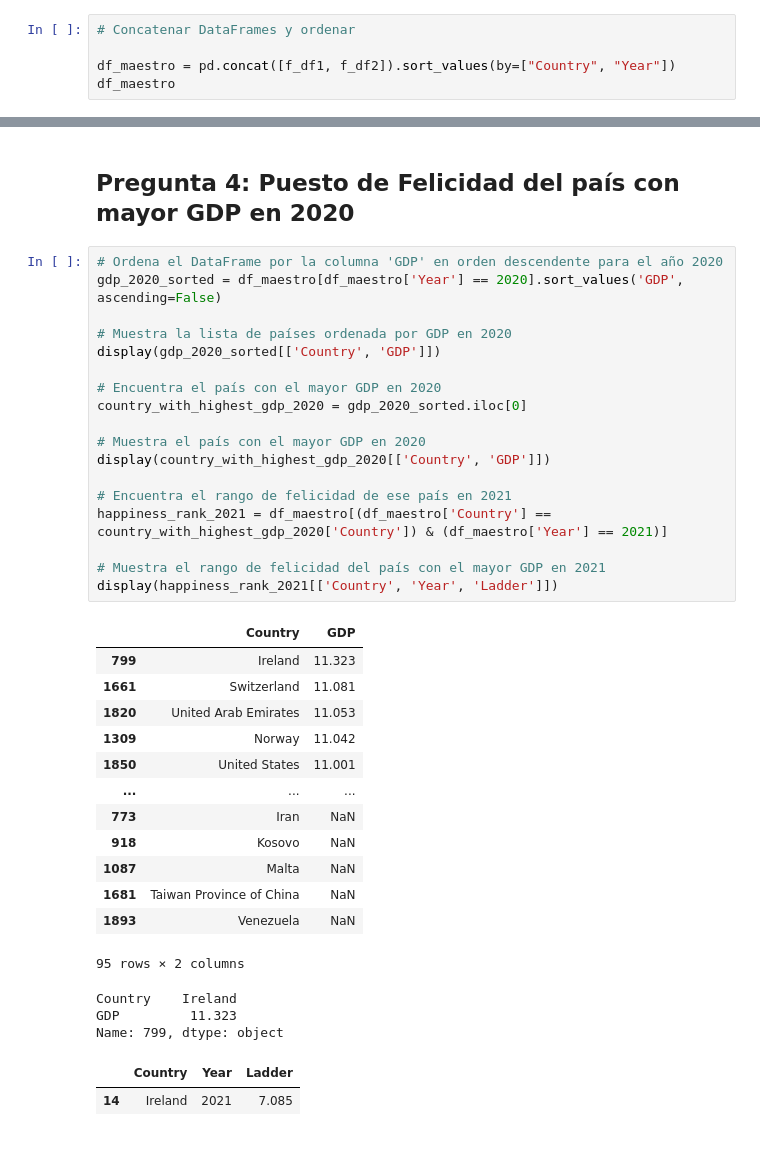
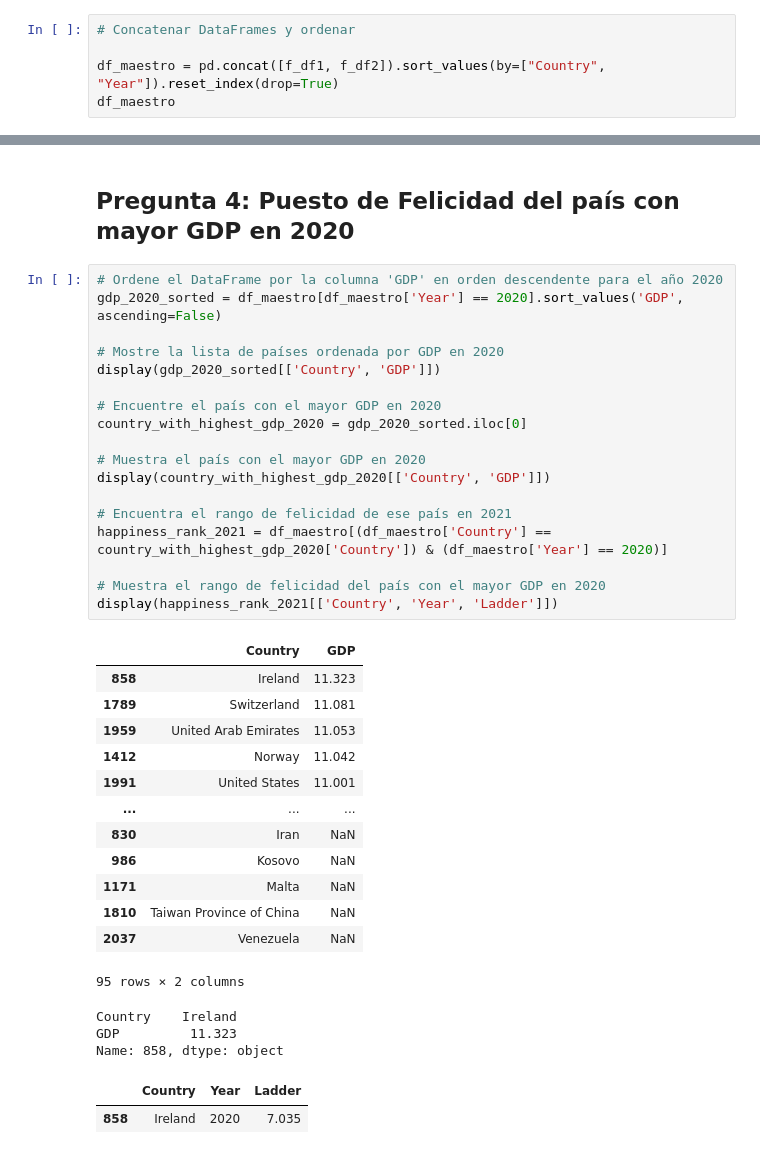
Before and after one commit to ferkuellar/BigData-Procesing, a Jupyter notebook: proyecto.ipynb, the cells around one changed output, grey strips where cells are left out. Saved outputs shown, nothing was run; the diff lists cells and outputs as text.

```diff
--- a/proyecto.ipynb
+++ b/proyecto.ipynb
@@ -67,7 +67,7 @@ f_df2.head()
 # %%
 # Concatenar DataFrames y ordenar
 
-df_maestro = pd.concat([f_df1, f_df2]).sort_values(by=["Country", "Year"])
+df_maestro = pd.concat([f_df1, f_df2]).sort_values(by=["Country", "Year"]).reset_index(drop=True)
 df_maestro
 # %% [output]
 |  | Country | Year | Ladder | GDP | Life expectancy | Continente |
@@ -261,40 +261,40 @@ plt.show()
 # %% [markdown]
 ## Pregunta 4: Puesto de Felicidad del país con mayor GDP en 2020
 # %%
-# Ordena el DataFrame por la columna 'GDP' en orden descendente para el año 2020
+# Ordene el DataFrame por la columna 'GDP' en orden descendente para el año 2020
 gdp_2020_sorted = df_maestro[df_maestro['Year'] == 2020].sort_values('GDP', ascending=False)
 
-# Muestra la lista de países ordenada por GDP en 2020
+# Mostre la lista de países ordenada por GDP en 2020
 display(gdp_2020_sorted[['Country', 'GDP']])
 
-# Encuentra el país con el mayor GDP en 2020
+# Encuentre el país con el mayor GDP en 2020
 country_with_highest_gdp_2020 = gdp_2020_sorted.iloc[0]
 
 # Muestra el país con el mayor GDP en 2020
 display(country_with_highest_gdp_2020[['Country', 'GDP']])
 
 # Encuentra el rango de felicidad de ese país en 2021
-happiness_rank_2021 = df_maestro[(df_maestro['Country'] == country_with_highest_gdp_2020['Country']) & (df_maestro['Year'] == 2021)]
+happiness_rank_2021 = df_maestro[(df_maestro['Country'] == country_with_highest_gdp_2020['Country']) & (df_maestro['Year'] == 2020)]
 
-# Muestra el rango de felicidad del país con el mayor GDP en 2021
+# Muestra el rango de felicidad del país con el mayor GDP en 2020
 display(happiness_rank_2021[['Country', 'Year', 'Ladder']])
 # %% [output]
 |  | Country | GDP |
-| 799 | Ireland | 11.323 |
-| 1661 | Switzerland | 11.081 |
-| 1820 | United Arab Emirates | 11.053 |
-| 1309 | Norway | 11.042 |
-| 1850 | United States | 11.001 |
+| 858 | Ireland | 11.323 |
+| 1789 | Switzerland | 11.081 |
+| 1959 | United Arab Emirates | 11.053 |
+| 1412 | Norway | 11.042 |
+| 1991 | United States | 11.001 |
 | ... | ... | ... |
-| 773 | Iran | NaN |
-| 918 | Kosovo | NaN |
-| 1087 | Malta | NaN |
-| 1681 | Taiwan Province of China | NaN |
-| 1893 | Venezuela | NaN |
+| 830 | Iran | NaN |
+| 986 | Kosovo | NaN |
+| 1171 | Malta | NaN |
+| 1810 | Taiwan Province of China | NaN |
+| 2037 | Venezuela | NaN |
 95 rows × 2 columns
 Country    Ireland
 GDP         11.323
-Name: 799, dtype: object
+Name: 858, dtype: object
 |  | Country | Year | Ladder |
-| 14 | Ireland | 2021 | 7.085 |
+| 858 | Ireland | 2020 | 7.035 |
 # %% [markdown]
```
Also changed, not shown: parts of 19 cells of this notebook.
